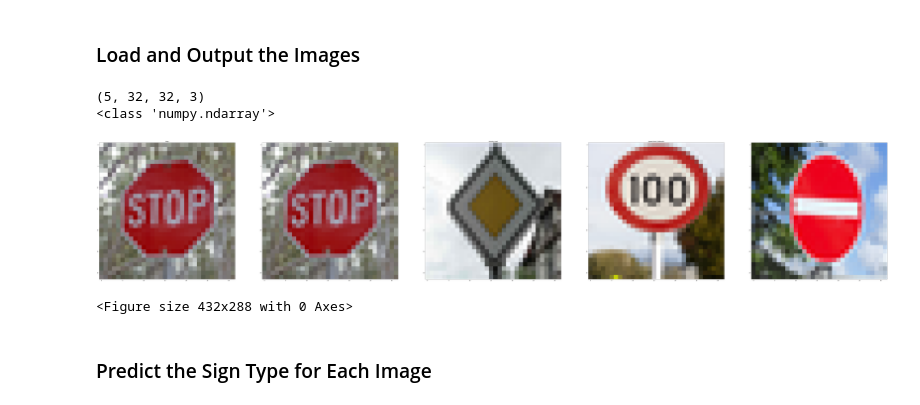
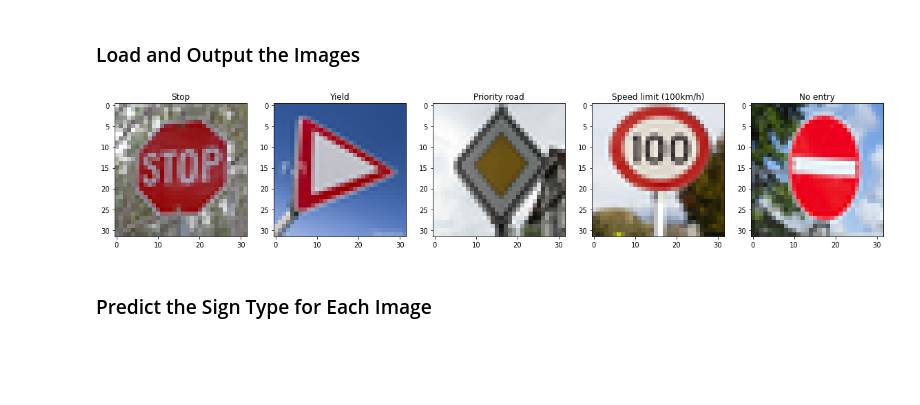
Before and after one commit to DiegelD/CarNd-Traffic-Sign-Classifier-LeNet-5, a Jupyter notebook: Traffic_Sign_Classifier.ipynb, the cells around one changed output. Cells and saved outputs as stored; diff of their text form; code cells hidden in the pictures; blank space fills up the shorter version.

```diff
--- a/Traffic_Sign_Classifier.ipynb
+++ b/Traffic_Sign_Classifier.ipynb
@@ -244,7 +242,7 @@ You do not need to modify this section.
 # %%
 import tensorflow as tf
 
-EPOCHS = 10
+EPOCHS = 14
 BATCH_SIZE = 128
 # %% [markdown]
 #### Implement LeNet-5
@@ -335,7 +332,7 @@ one_hot_y = tf.one_hot(y, 43)
 #### Training Pipeline
 # %%
 rate = 0.0035    # Learning rate
-keep_prob = 0.8   # Dropout rate (%of keeping)
+keep_prob = 0.85   # Dropout rate (%of keeping)
 
 logits = LeNet(x,keep_prob)
 cross_entropy = tf.nn.softmax_cross_entropy_with_logits(labels=one_hot_y, logits=logits)
@@ -348,17 +345,24 @@ training_operation = optimizer.minimize(loss_operation)
 # %%
 correct_prediction = tf.equal(tf.argmax(logits, 1), tf.argmax(one_hot_y, 1))
 accuracy_operation = tf.reduce_mean(tf.cast(correct_prediction, tf.float32))
+conf_operation = tf.confusion_matrix( tf.argmax(one_hot_y, 1), tf.argmax(logits, 1))
+
 saver = tf.train.Saver()
 
 def evaluate(X_data, y_data):
     num_examples = len(X_data)
     total_accuracy = 0
+    conf_matrix = np.zeros((n_classes, n_classes))
     sess = tf.get_default_session()
     for offset in range(0, num_examples, BATCH_SIZE):
         batch_x, batch_y = X_data[offset:offset+BATCH_SIZE], y_data[offset:offset+BATCH_SIZE]
         accuracy = sess.run(accuracy_operation, feed_dict={x: batch_x, y: batch_y})
         total_accuracy += (accuracy * len(batch_x))
-    return total_accuracy / num_examples
+
+        conf_batch = sess.run(conf_operation, feed_dict={x: batch_x, y: batch_y})
+        conf_matrix = np.add(conf_matrix, conf_batch)
+
+    return total_accuracy / num_examples , conf_matrix
 # %% [markdown]
 #### Train the Model
 # %%
@@ -374,8 +378,8 @@ def evaluate(X_data, y_data):
             batch_x, batch_y = X_train[offset:end], y_train[offset:end]
             sess.run(training_operation, feed_dict={x: batch_x, y: batch_y})
 
-        training_accuracy = evaluate(X_train, y_train)
-        validation_accuracy = evaluate(X_valid, y_valid)
+        training_accuracy, training_conf_matrix = evaluate(X_train, y_train)
+        validation_accuracy, valid_conf_matrix = evaluate(X_valid, y_valid)
         print("EPOCH {} ...".format(i+1))
         print("Training Accuracy = {:.3f}".format(training_accuracy))
         print("Validation Accuracy = {:.3f}".format(validation_accuracy))
@@ -429,57 +433,37 @@ add_file_list = [f for f in glob.glob("add_trafic_signs/"+'*.jpg')] #Loading the
 add_imag_list = []
 add_imag_list_resised = []
 add_signal_labels=[14,13,12,7,17]
 
 for f in add_file_list:
     add_imag_list.append(Image.open(f))
 
 for i in range(len(add_imag_list)):
     add_imag_list_resised.append(add_imag_list[i].resize((32,32),resample=1, box=None, reducing_gap=3))
 
 add_imag_list_resised_converted = [np.asarray(img) for img in add_imag_list_resised] # Converting the images to np.array
 add_imag_list_resised_converted = np.array(add_imag_list_resised_converted) # Converting in np.array so tensorflow can handle the images
-print(add_imag_list_resised_converted.shape)
-print(type(add_imag_list_resised_converted[0]))
-
 
 #Ploting the resided img
-f, (ax1, ax2, ax3,ax4,ax5) = plt.subplots(1, 5, figsize=(120, 32))
+f, (ax1, ax2, ax3,ax4,ax5) = plt.subplots(1, 5, figsize=(20, 32))
 ax1.imshow(add_imag_list_resised[0])
 ax1.axis('ON')
 ax1.set_title(signnames.SignName[add_signal_labels[0]])
-ax2.imshow(add_imag_list_resised_converted[0])
+ax2.imshow(add_imag_list_resised_converted[1])
 ax2.axis('ON')
 ax2.set_title(signnames.SignName[add_signal_labels[1]])
 ax3.imshow(add_imag_list_resised_converted[2])
 ax3.axis('ON')
 ax3.set_title(signnames.SignName[add_signal_labels[2]])
 ax4.imshow(add_imag_list_resised_converted[3])
 ax4.axis('ON')
 ax4.set_title(signnames.SignName[add_signal_labels[3]])
 ax5.imshow(add_imag_list_resised_converted[4])
 ax5.axis('ON')
 ax5.set_title(signnames.SignName[add_signal_labels[4]])
-    #ax+str(i).imshow(add_imag_list_resised[i])
-    #axs.set_title(signnames.SignName[1]+':\n' + str(amounts[1]))
-    #ax.axis('ON')  # clear x- and y-axes
 plt.show()
-plt.subplots_adjust(left=0., right=1, top=0.9, bottom=0.)
-
-#print("Image Shape: {}".format(X_train[0].shape))
-
-
-#fig, ax = plt.subplots(int(len(add_imag_list)),figsize=(15, 35))
-
-#for k in range(len(add_imag_list)):
-#    ax[int(k)].imshow(add_imag_list[k])
-#    ax[int(k),k].set_title(signnames.SignName[k]+':\n' + str(amounts[k]))
-#    ax[int(k)].axis('ON')  # clear x- and y-axes
-#    ax[int(k)].set_title("Image Shape: {}".format(add_imag_list[k].shape))
+#plt.savefig('./examples/Additional_Images.jpg', dpi=300)
 # %% [output]
-(5, 32, 32, 3)
-<class 'numpy.ndarray'>
-[figure, old version]
+[figure, new version]
-<Figure size 432x288 with 0 Axes>
 # %% [markdown]
 ### Predict the Sign Type for Each Image
 # %%
```
Also changed, not shown: parts of 7 cells of this notebook.
